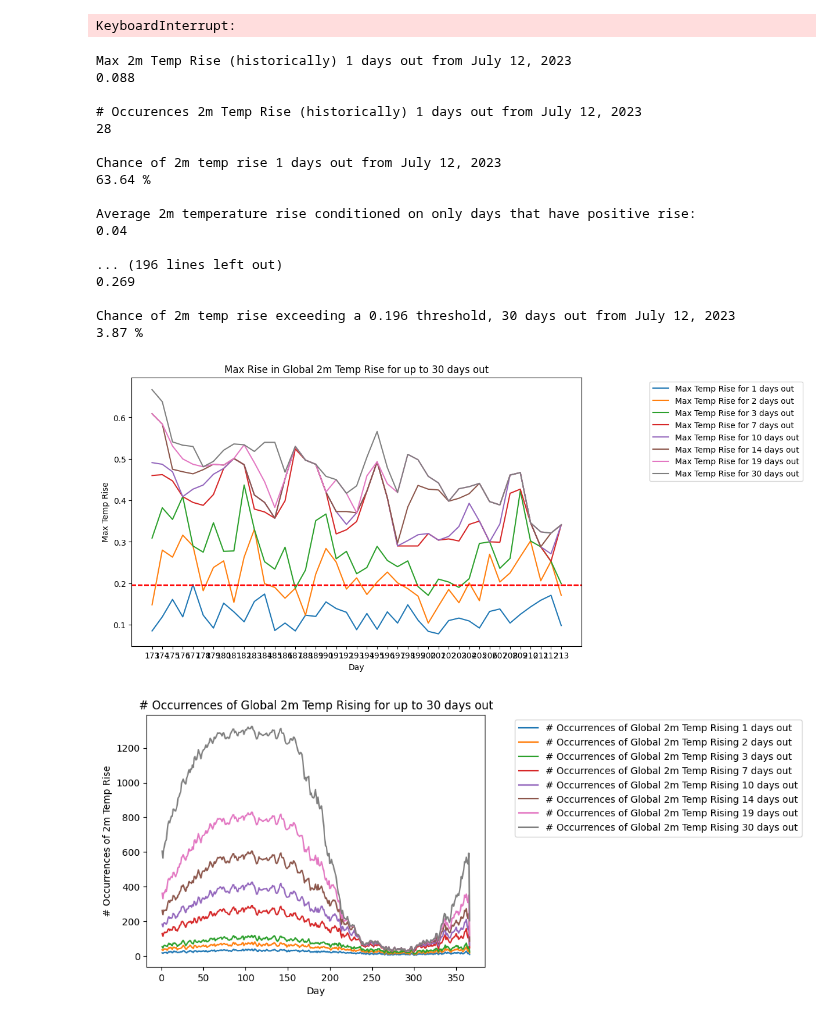
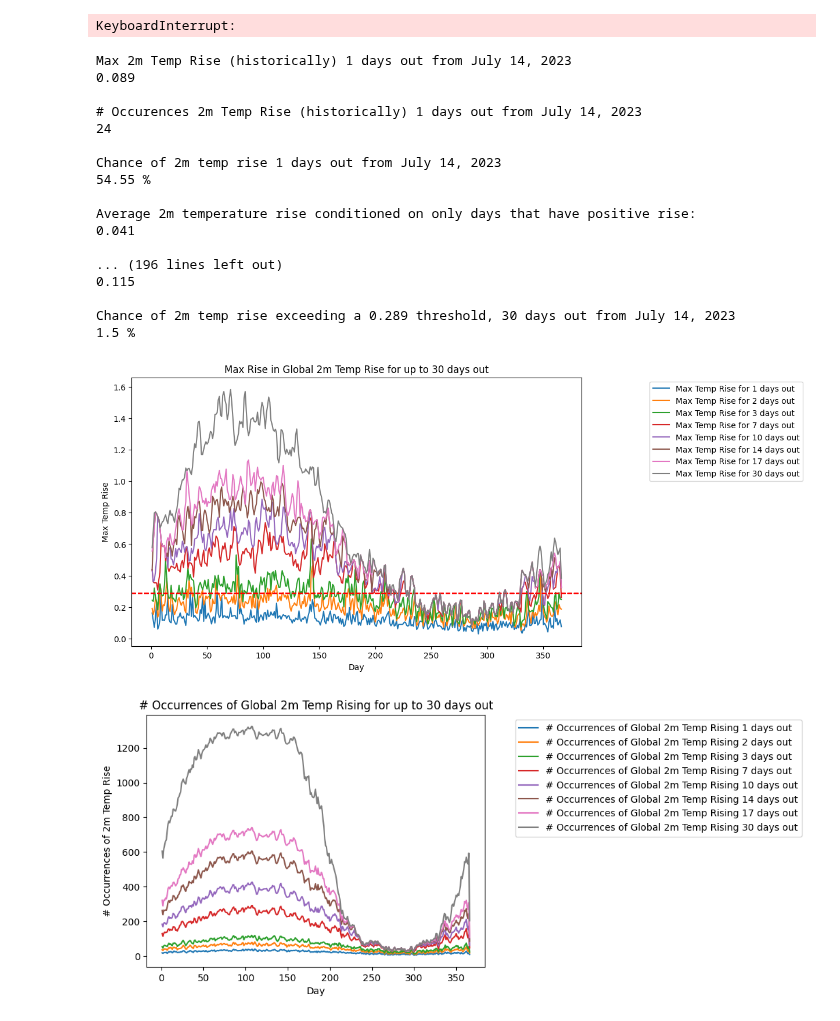
Before and after one commit to JRPdata/hot-july, a Jupyter notebook: global_mean_temp_projections.ipynb, the cells around one changed output. Saved outputs shown, nothing was run; the diff lists cells and outputs as text; code cells hidden in the pictures.

```diff
--- a/global_mean_temp_projections.ipynb
+++ b/global_mean_temp_projections.ipynb
@@ -220,7 +220,7 @@ def calc_max_rise_plus_days(filepath, days_out, rise_threshold):
     return [max_rise_temps, rise_occurrences, num_years_of_complete_data, rise_avg_total, rise_threshold_occurrences]
 
 
-def graph_max_rise_plus_days(filepath, extrapolate_year, days_out, start_day_1_index, rise_threshold, include_days_plus_minus):
+def graph_max_rise_plus_days(filepath, extrapolate_year, days_out, start_day_1_index, rise_threshold, include_days_plus_minus, zoom_max_rise_days):
     fig, ax = plt.subplots(figsize=(10, 6))
     fig2, ac = plt.subplots()
     fig3, ap = plt.subplots()
@@ -322,13 +322,19 @@ def graph_max_rise_plus_days(filepath, extrapolate_year, days_out, start_day_1_i
         y = max_rise_temps
         lbl = 'Max Temp Rise for ' + str(d) + ' days out'
 
-        ax.set_xticks(x[172:213])
-        ax.set_xticklabels(x[172:213])
-        # add line for threshold to rise
-        ax.axhline(y=rise_threshold, linestyle='dashed', color='red')
-        #ax.plot(x, y, label=lbl)
-        # zoom in
-        ax.plot(x[172:213], y[172:213], label=lbl)
+        if zoom_max_rise_days > 0:
+            zoom_start = start_day_1_index - zoom_max_rise_days - 1
+            zoom_end = start_day_1_index + zoom_max_rise_days
+            ax.set_xticks(x[zoom_start:zoom_end])
+            ax.set_xticklabels(x[zoom_start:zoom_end])
+            # add line for threshold to rise
+            ax.axhline(y=rise_threshold, linestyle='dashed', color='red')
+            # zoom in
+            ax.plot(x[zoom_start:zoom_end], y[zoom_start:zoom_end], label=lbl)
+        else:
+            # add line for threshold to rise
+            ax.axhline(y=rise_threshold, linestyle='dashed', color='red')
+            ax.plot(x, y, label=lbl)
 
         x2 = range(1, len(max_rise_temps) + 1)
         y2 = rise_occurrences
@@ -423,38 +429,42 @@ weight_prev_year = 0.2
 graph = True
 run_extrapolation(extrapolate_year, weight_prev_year, last_day, n, filepath, graph)
 # %%
-# start of day of year to project out from (last day of observed data: July 12, 2023 = 193)
-start_day_1_index = 193
+# start of day of year to project out from (last day of observed data: July 14, 2023 = 195)
+start_day_1_index = 195
 # threshold in rise to count occurences for (the record temperature - the most recent observation temperature)
-rise_threshold = 17.233 - 17.037
-# days out from last day of observed data to do counts for (22 + July 9 = July 31)
-days_out = [1, 2, 3, 7, 10, 14, 19, 30]
+rise_threshold = 17.233 - 16.944
+# days out from last day of observed data to do counts for (17 + July 14 = July 31)
+days_out = [1, 2, 3, 7, 10, 14, 17, 30]
 #days_out = [1, 2, 3, 7, 22, 30]
 
 # the temp variability changes throughout the year
 # include probabilities for days prior/after reference day
 include_days_plus_minus = 30
 
 # the year for extrapolation
 extrapolate_year = 2023
-graph_max_rise_plus_days(filepath, extrapolate_year, days_out, start_day_1_index, rise_threshold, include_days_plus_minus)
+
+# zoom on max rise days: how many days +- to zoom in on start_day_1_index
+# set to 0 for full year
+zoom_max_rise_days = 10
+graph_max_rise_plus_days(filepath, extrapolate_year, days_out, start_day_1_index, rise_threshold, include_days_plus_minus, zoom_max_rise_days)
 # %% [output]
-Max 2m Temp Rise (historically) 1 days out from July 12, 2023
-0.088
+Max 2m Temp Rise (historically) 1 days out from July 14, 2023
+0.089
 
-# Occurences 2m Temp Rise (historically) 1 days out from July 12, 2023
-28
+# Occurences 2m Temp Rise (historically) 1 days out from July 14, 2023
+24
 
-Chance of 2m temp rise 1 days out from July 12, 2023
-63.64 %
+Chance of 2m temp rise 1 days out from July 14, 2023
+54.55 %
 
 Average 2m temperature rise conditioned on only days that have positive rise:
-0.04
+0.041
 
 ... (196 lines left out)
-0.269
+0.115
 
-Chance of 2m temp rise exceeding a 0.196 threshold, 30 days out from July 12, 2023
-3.87 %
+Chance of 2m temp rise exceeding a 0.289 threshold, 30 days out from July 14, 2023
+1.5 %
-[figure, old version]
+[figure, new version]
-[figure, old version]
+[figure, new version]
```
Also changed, not shown: parts of 1 cell of this notebook, 1 other file.
